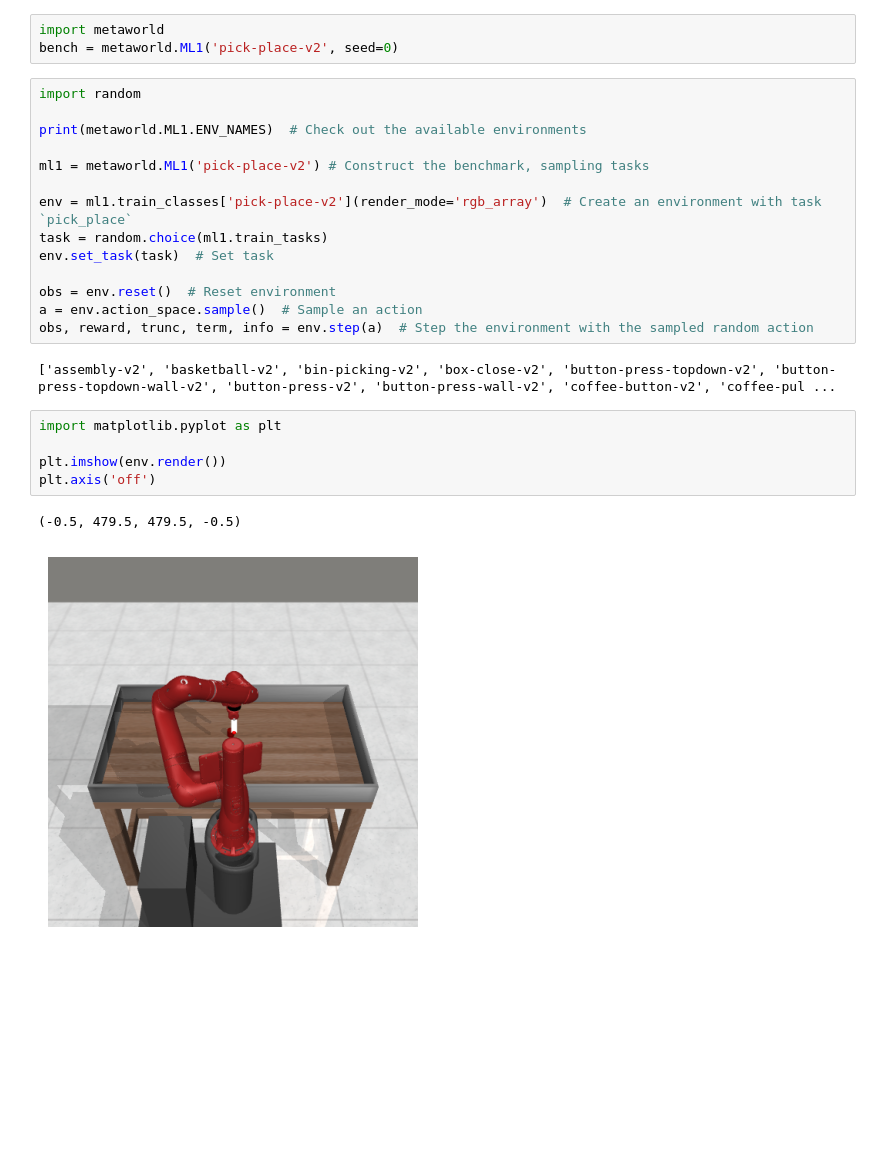
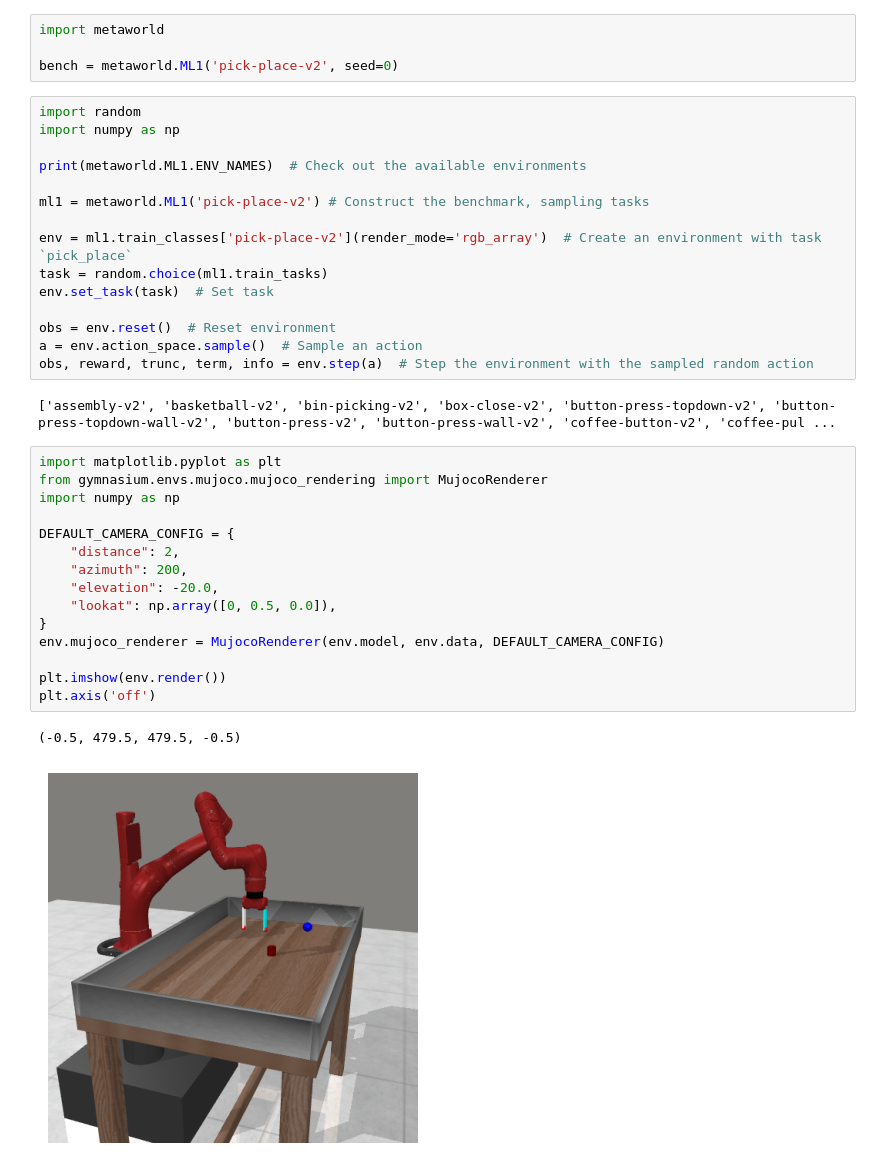
Before and after one commit to skylooop/CrossDomainIL, a Jupyter notebook: notebooks/benchs.ipynb, the cells around one changed output. Cells and saved outputs as stored; diff of their text form; blank space fills up the shorter version.

```diff
--- a/notebooks/benchs.ipynb
+++ b/notebooks/benchs.ipynb
@@ -1,8 +1,10 @@
 # %%
 import metaworld
+
 bench = metaworld.ML1('pick-place-v2', seed=0)
 # %%
 import random
+import numpy as np
 
 print(metaworld.ML1.ENV_NAMES)  # Check out the available environments
 
@@ -17,14 +19,24 @@ a = env.action_space.sample()  # Sample an action
 obs, reward, trunc, term, info = env.step(a)  # Step the environment with the sampled random action
 # %% [output]
 ['assembly-v2', 'basketball-v2', 'bin-picking-v2', 'box-close-v2', 'button-press-topdown-v2', 'button-press-topdown-wall-v2', 'button-press-v2', 'button-press-wall-v2', 'coffee-button-v2', 'coffee-pul ...
-# %%
-import matplotlib.pyplot as plt
-
-plt.imshow(env.render())
-plt.axis('off')
-# %% [output]
-(-0.5, 479.5, 479.5, -0.5)
-[figure, removed]
+# %%
+import matplotlib.pyplot as plt
+from gymnasium.envs.mujoco.mujoco_rendering import MujocoRenderer
+import numpy as np
+
+DEFAULT_CAMERA_CONFIG = {
+    "distance": 2,
+    "azimuth": 200,
+    "elevation": -20.0,
+    "lookat": np.array([0, 0.5, 0.0]),
+}
+env.mujoco_renderer = MujocoRenderer(env.model, env.data, DEFAULT_CAMERA_CONFIG)
+
+plt.imshow(env.render())
+plt.axis('off')
+# %% [output]
+(-0.5, 479.5, 479.5, -0.5)
+[figure, added]
 # %%
 import metaworld.policies as policies
 
```
Also changed, not shown: parts of 2 cells of this notebook, 11 other files.
